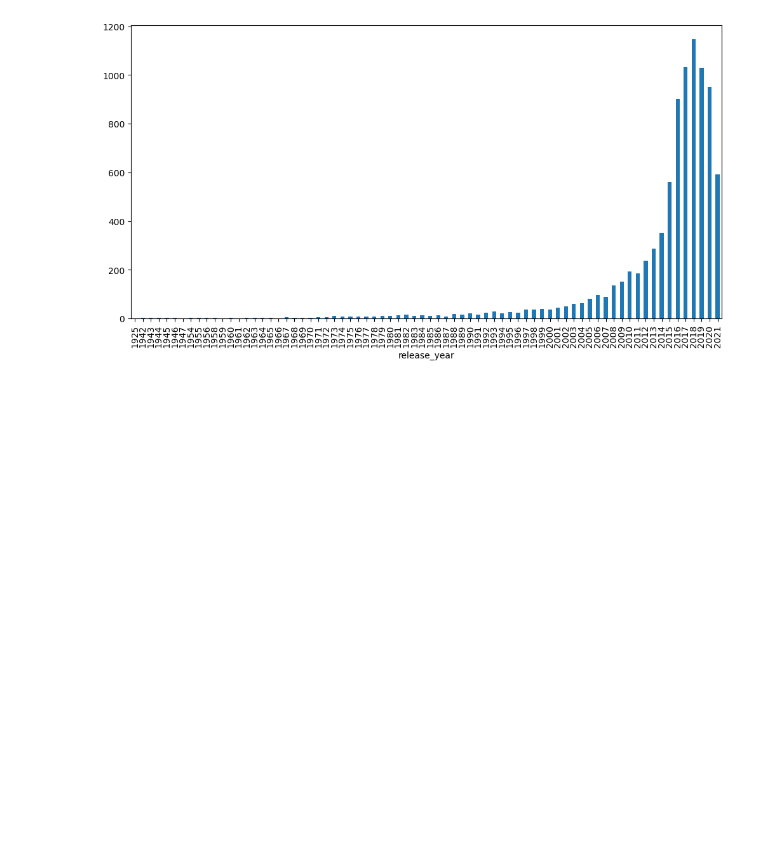
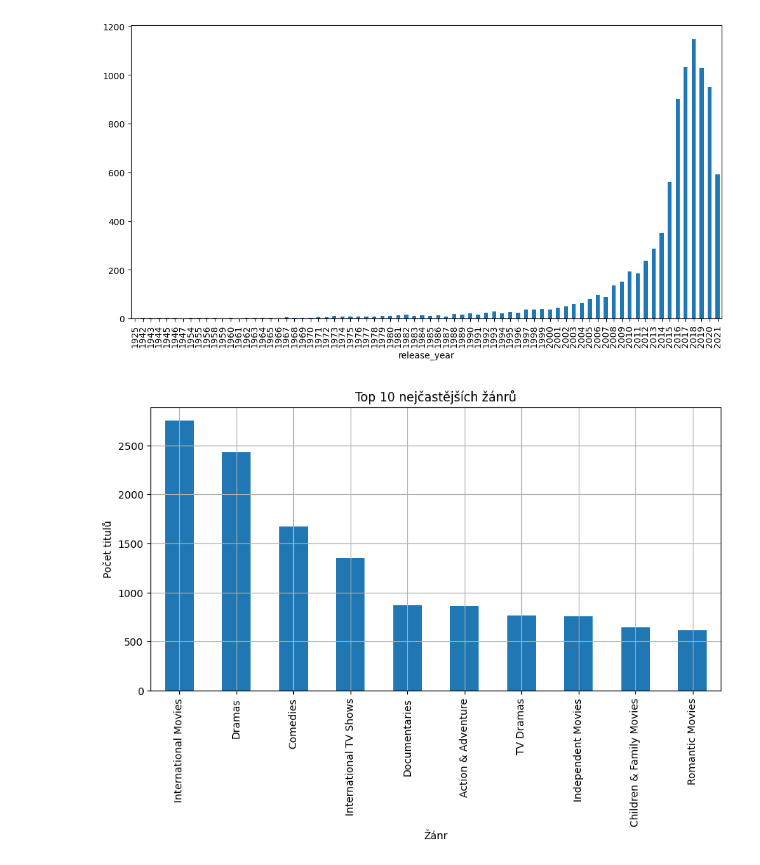
Before and after one commit to santavyM/netflix_data, a Jupyter notebook: netflix_analysis.ipynb, the cells around one changed output. Drawn from its saved outputs; the diff is of its cells as text; code cells hidden in the pictures; blank space fills up the shorter version.

```diff
--- a/netflix_analysis.ipynb
+++ b/netflix_analysis.ipynb
@@ -14,0 +31,13 @@ df['release_year'].value_counts().sort_index().plot(kind='bar', figsize=(12,6))
+# %%
+# Vytvoříme nový sloupec, kde každý žánr bude zvlášť
+genre_series = df['listed_in'].dropna().str.split(', ').explode()
+
+# Spočítáme nejčastější žánry
+genre_series.value_counts().head(10).plot(kind='bar', figsize=(10,5))
+plt.title("Top 10 nejčastějších žánrů")
+plt.xlabel("Žánr")
+plt.ylabel("Počet titulů")
+plt.grid(True)
+plt.show()
+# %% [output]
+[figure, added]
```
Also changed, not shown: parts of 2 cells of this notebook.
